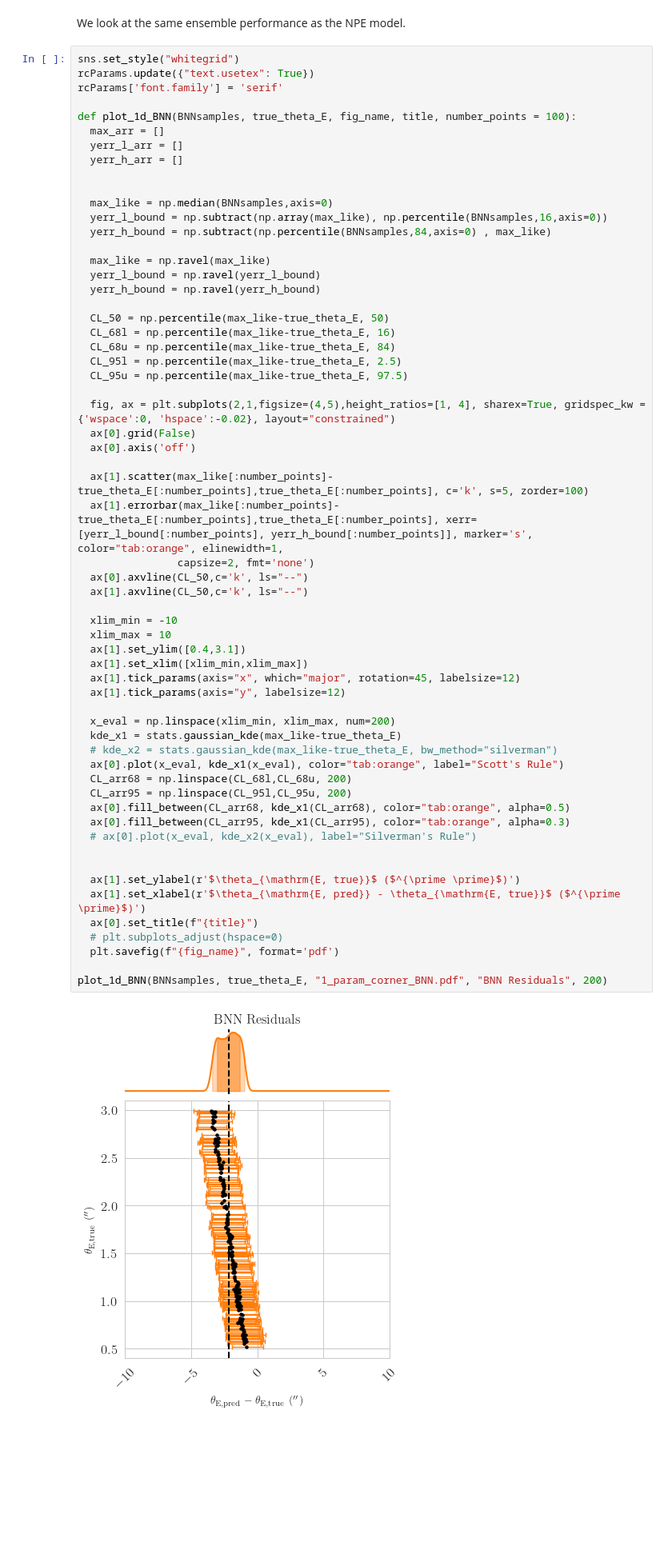
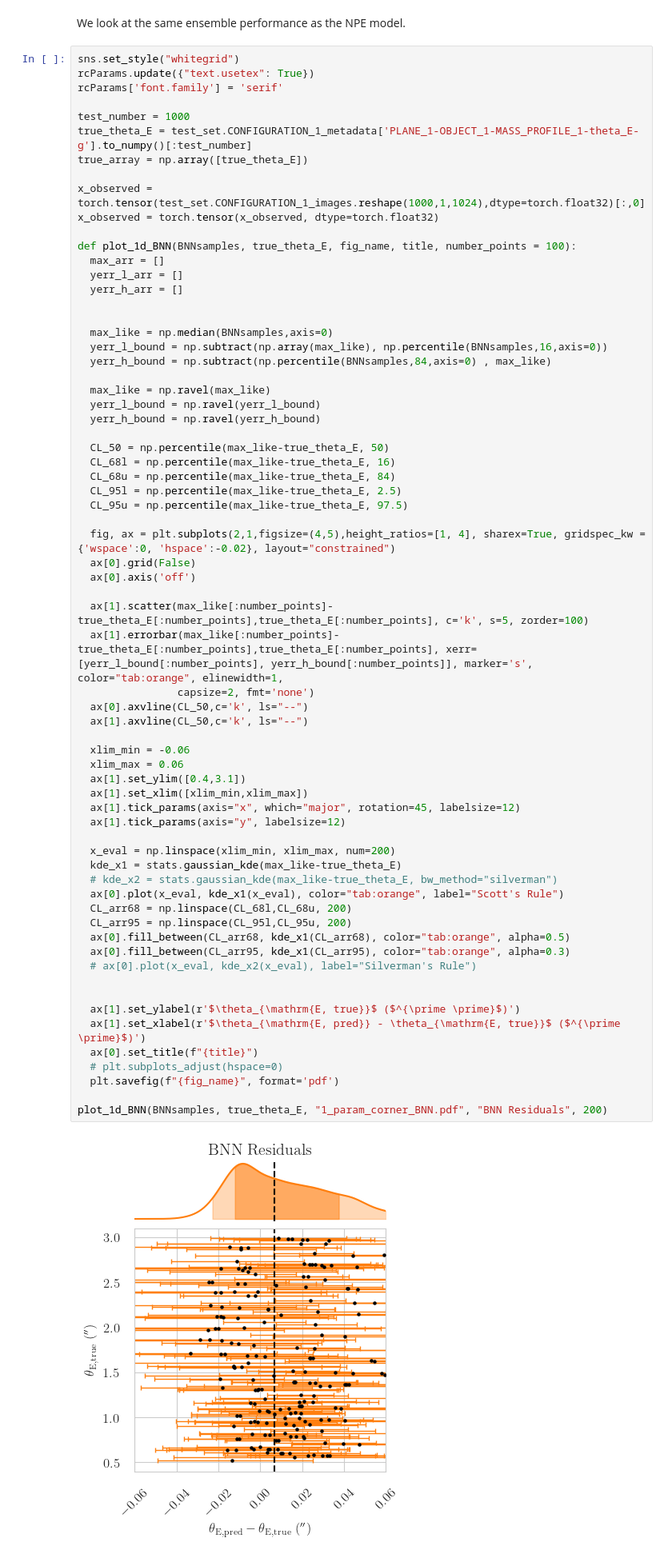
Before and after one commit to deepskies/DeepLensSBI, a Jupyter notebook: Analysis/1_param_analysis_notebook.ipynb, the cells around one changed output. Shown at 80% size. Drawn from its saved outputs; the diff is of its cells as text; blank space fills up the shorter version.

```diff
--- a/Analysis/1_param_analysis_notebook.ipynb
+++ b/Analysis/1_param_analysis_notebook.ipynb
@@ -745,6 +697,13 @@ We look at the same ensemble performance as the NPE model.
 sns.set_style("whitegrid")
 rcParams.update({"text.usetex": True})
 rcParams['font.family'] = 'serif'
+
+test_number = 1000
+true_theta_E = test_set.CONFIGURATION_1_metadata['PLANE_1-OBJECT_1-MASS_PROFILE_1-theta_E-g'].to_numpy()[:test_number]
+true_array = np.array([true_theta_E])
+
+x_observed = torch.tensor(test_set.CONFIGURATION_1_images.reshape(1000,1,1024),dtype=torch.float32)[:,0]
+x_observed = torch.tensor(x_observed, dtype=torch.float32)
 
 def plot_1d_BNN(BNNsamples, true_theta_E, fig_name, title, number_points = 100):
   max_arr = []
@@ -773,36 +732,36 @@ def plot_1d_BNN(BNNsamples, true_theta_E, fig_name, title, number_points = 100):
   ax[1].scatter(max_like[:number_points]-true_theta_E[:number_points],true_theta_E[:number_points], c='k', s=5, zorder=100)
   ax[1].errorbar(max_like[:number_points]-true_theta_E[:number_points],true_theta_E[:number_points], xerr=[yerr_l_bound[:number_points], yerr_h_bound[:number_points]], marker='s', color="tab:orange", elinewidth=1,
                 capsize=2, fmt='none')
   ax[0].axvline(CL_50,c='k', ls="--")
   ax[1].axvline(CL_50,c='k', ls="--")
 
-  xlim_min = -10
-  xlim_max = 10
+  xlim_min = -0.06
+  xlim_max = 0.06
   ax[1].set_ylim([0.4,3.1])
   ax[1].set_xlim([xlim_min,xlim_max])
   ax[1].tick_params(axis="x", which="major", rotation=45, labelsize=12)
   ax[1].tick_params(axis="y", labelsize=12)
 
   x_eval = np.linspace(xlim_min, xlim_max, num=200)
   kde_x1 = stats.gaussian_kde(max_like-true_theta_E)
   # kde_x2 = stats.gaussian_kde(max_like-true_theta_E, bw_method="silverman")
   ax[0].plot(x_eval, kde_x1(x_eval), color="tab:orange", label="Scott's Rule")
   CL_arr68 = np.linspace(CL_68l,CL_68u, 200)
   CL_arr95 = np.linspace(CL_95l,CL_95u, 200)
   ax[0].fill_between(CL_arr68, kde_x1(CL_arr68), color="tab:orange", alpha=0.5)
   ax[0].fill_between(CL_arr95, kde_x1(CL_arr95), color="tab:orange", alpha=0.3)
   # ax[0].plot(x_eval, kde_x2(x_eval), label="Silverman's Rule")
 
 
   ax[1].set_ylabel(r'$\theta_{\mathrm{E, true}}$ ($^{\prime \prime}$)')
   ax[1].set_xlabel(r'$\theta_{\mathrm{E, pred}} - \theta_{\mathrm{E, true}}$ ($^{\prime \prime}$)')
   ax[0].set_title(f"{title}")
   # plt.subplots_adjust(hspace=0)
   plt.savefig(f"{fig_name}", format='pdf')
 
 plot_1d_BNN(BNNsamples, true_theta_E, "1_param_corner_BNN.pdf", "BNN Residuals", 200)
 # %% [output]
-[figure, old version]
+[figure, new version]
 # %% [markdown]
 # 6. BNN Posterior Coverage
 # %% [markdown]
```
Also changed, not shown: parts of 7 cells of this notebook.
